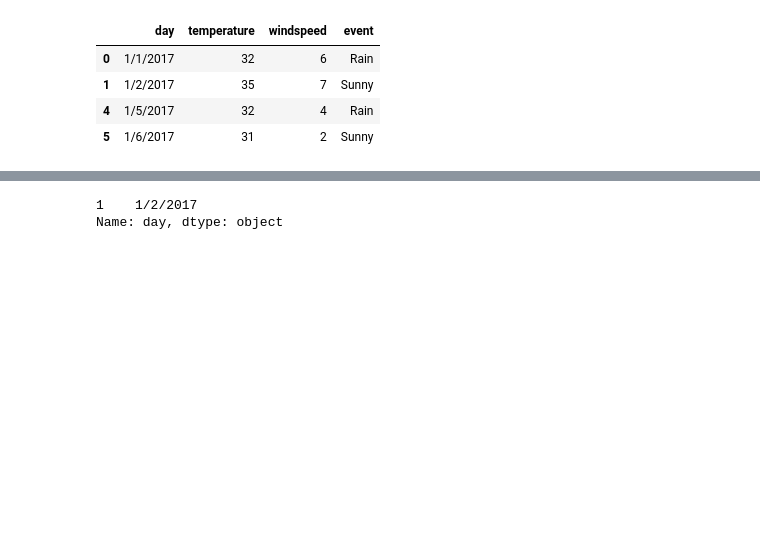
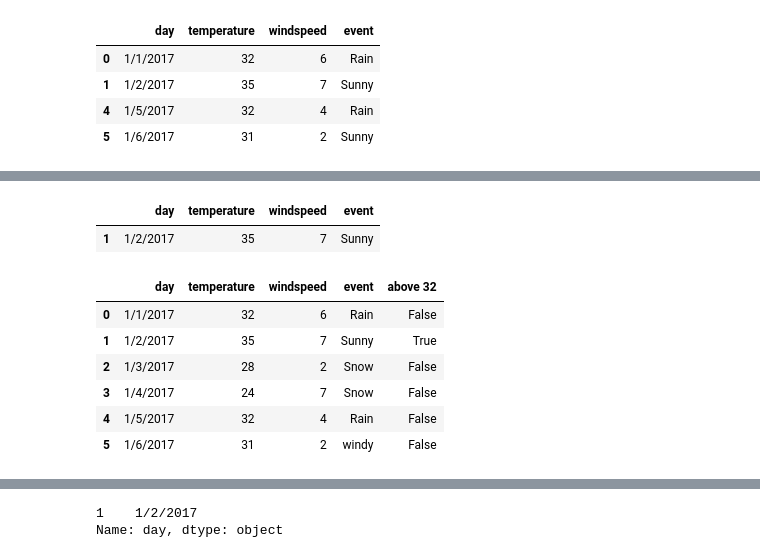
Before and after one commit to dtekluva/cohort4b1wknd, a Jupyter notebook: atha/pandas/2_dataframe_basics/dataframe_basics.ipynb, the cells around one changed output, grey strips where cells are left out. Drawn from its saved outputs; the diff is of its cells as text; code cells hidden in the pictures; blank space fills up the shorter version.

```diff
--- a/atha/pandas/2_dataframe_basics/dataframe_basics.ipynb
+++ b/atha/pandas/2_dataframe_basics/dataframe_basics.ipynb
@@ -106,0 +142,17 @@ df[df['temperature']>28]
+# %%
+greater_than_32_mask = df['temperature'] > 32 # THIS RETURNS A BOOLEAN MASK OF REQUIRED CONDITION
+df[greater_than_32_mask]
+# %% [output]
+|  | day | temperature | windspeed | event |
+| 1 | 1/2/2017 | 35 | 7 | Sunny |
+# %%
+df["above 32"] = greater_than_32_mask
+df
+# %% [output]
+|  | day | temperature | windspeed | event | above 32 |
+| 0 | 1/1/2017 | 32 | 6 | Rain | False |
+| 1 | 1/2/2017 | 35 | 7 | Sunny | True |
+| 2 | 1/3/2017 | 28 | 2 | Snow | False |
+| 3 | 1/4/2017 | 24 | 7 | Snow | False |
+| 4 | 1/5/2017 | 32 | 4 | Rain | False |
+| 5 | 1/6/2017 | 31 | 2 | windy | False |
```
Also changed, not shown: parts of 11 cells of this notebook.
